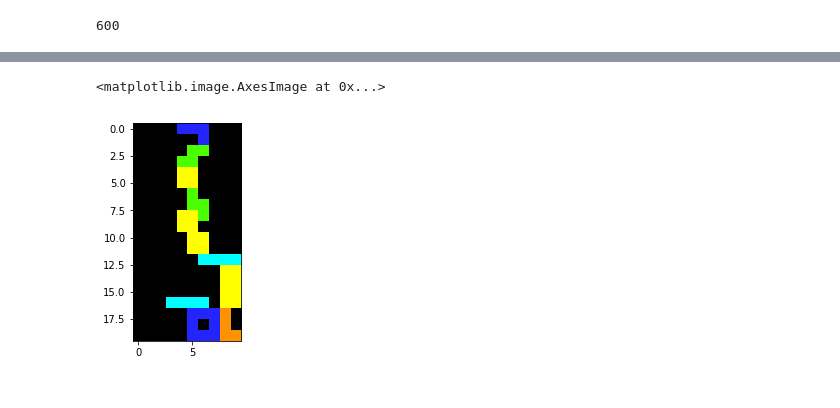
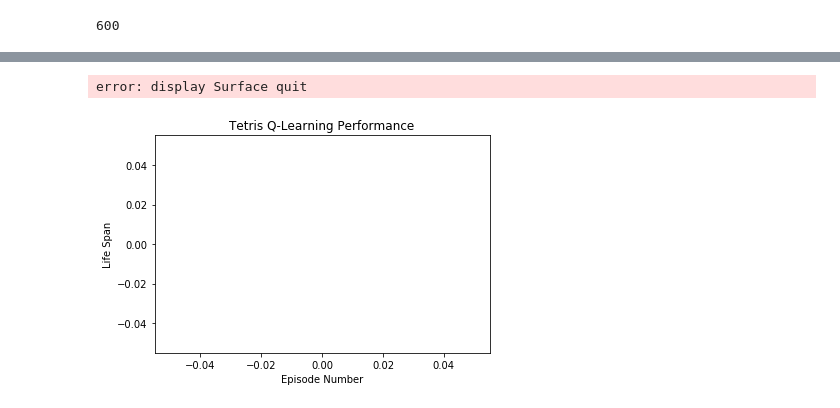
Before and after one commit to CSCI4850/S19-team5-project, a Jupyter notebook: tetris_v3.ipynb, the cells around one changed output, grey strips where cells are left out. Saved outputs shown, nothing was run; the diff lists cells and outputs as text; code cells hidden in the pictures.

```diff
--- a/tetris_v3.ipynb
+++ b/tetris_v3.ipynb
@@ -285,5 +291,29 @@ clear_output(wait=True)
-# %%
-plt.imshow(obs)
-# %% [output]
-<matplotlib.image.AxesImage at 0x...>
-[figure, removed]
+# %%
+done = False
+result_times = deque(maxlen=25)
+for episode in range(0,25):
+    current_state = env.reset()
+    current_state = current_state[17:423,7:212]
+    result_time = 0
+    while not done:
+        result_time += 1
+        Q = model.predict(np.expand_dims(resize(current_state, downsize), axis=0)) # Compute Q
+        action = np.argmax(Q)
+        next_state, reward, done, info = env.step(action) # take action!
+        next_state = resize(next_state[17:423,7:212], downsize)
+        current_state = next_state # Transition to next state!
+    result_times.append(result_time)
+    mean_result = np.mean(result_times)
+    done = False
+    print('\rRun: %d'%(episode+1),end='')
+print('\nDone, mean-time: %d'%(mean_result))
+# %% [output]
+error: display Surface quit
+# %%
+plt.plot(result_times)
+plt.title("Tetris Q-Learning Performance")
+plt.xlabel("Episode Number")
+plt.ylabel("Life Span")
+plt.show()
+# %% [output]
+[figure, added]
```
Also changed, not shown: parts of 7 cells of this notebook, 1 other file.
